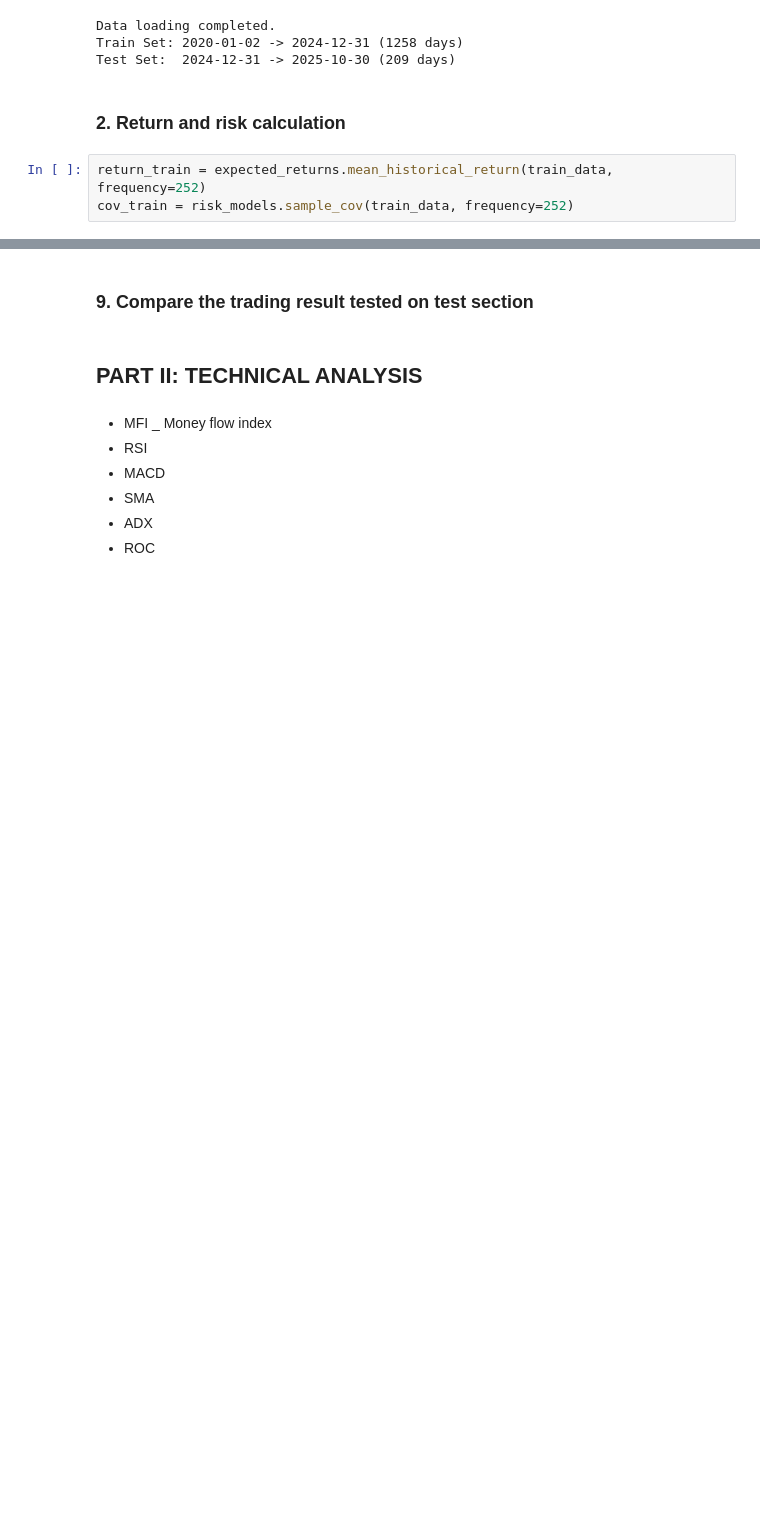
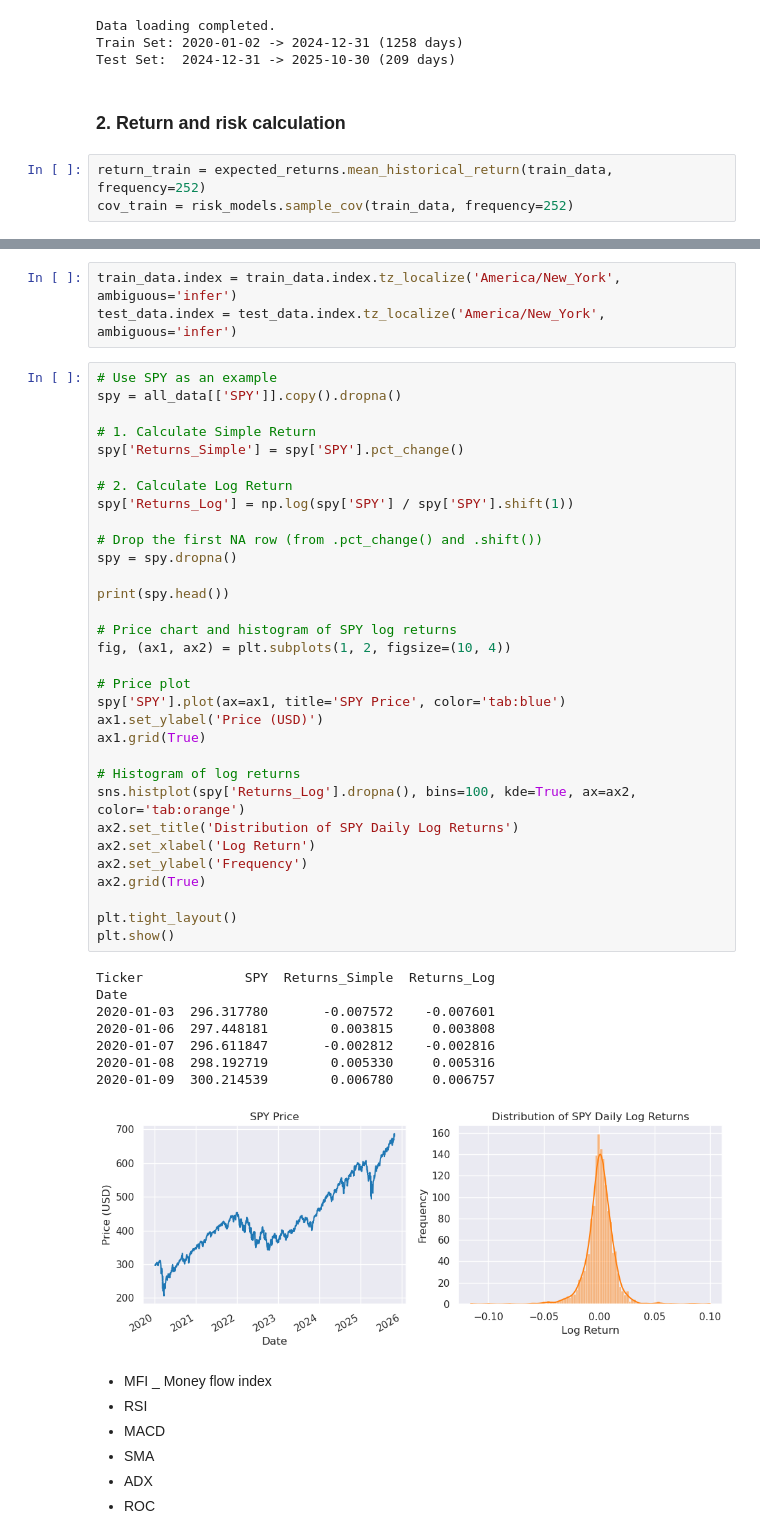
Before and after one commit to Henryy2510/draft, a Jupyter notebook: preparation.ipynb, the cells around one changed output, grey strips where cells are left out. Cells and saved outputs as stored; diff of their text form; blank space fills up the shorter version.

```diff
--- a/preparation.ipynb
+++ b/preparation.ipynb
@@ -295,7 +80,47 @@ Sharpe Ratio: -0.56
-# %% [markdown]
-### 9. Compare the trading result tested on test section
-# %% [markdown]
-## PART II: TECHNICAL ANALYSIS
+# %%
+train_data.index = train_data.index.tz_localize('America/New_York', ambiguous='infer')
+test_data.index = test_data.index.tz_localize('America/New_York', ambiguous='infer')
+# %%
+# Use SPY as an example
+spy = all_data[['SPY']].copy().dropna()
+
+# 1. Calculate Simple Return
+spy['Returns_Simple'] = spy['SPY'].pct_change()
+
+# 2. Calculate Log Return
+spy['Returns_Log'] = np.log(spy['SPY'] / spy['SPY'].shift(1))
+
+# Drop the first NA row (from .pct_change() and .shift())
+spy = spy.dropna()
+
+print(spy.head())
+
+# Price chart and histogram of SPY log returns
+fig, (ax1, ax2) = plt.subplots(1, 2, figsize=(10, 4))
+
+# Price plot
+spy['SPY'].plot(ax=ax1, title='SPY Price', color='tab:blue')
+ax1.set_ylabel('Price (USD)')
+ax1.grid(True)
+
+# Histogram of log returns
+sns.histplot(spy['Returns_Log'].dropna(), bins=100, kde=True, ax=ax2, color='tab:orange')
+ax2.set_title('Distribution of SPY Daily Log Returns')
+ax2.set_xlabel('Log Return')
+ax2.set_ylabel('Frequency')
+ax2.grid(True)
+
+plt.tight_layout()
+plt.show()
+# %% [output]
+Ticker             SPY  Returns_Simple  Returns_Log
+Date
+2020-01-03  296.317780       -0.007572    -0.007601
+2020-01-06  297.448181        0.003815     0.003808
+2020-01-07  296.611847       -0.002812    -0.002816
+2020-01-08  298.192719        0.005330     0.005316
+2020-01-09  300.214539        0.006780     0.006757
+[figure, added]
 # %% [markdown]
 - MFI _ Money flow index
 - RSI
```
Also changed, not shown: parts of 46 cells of this notebook.
